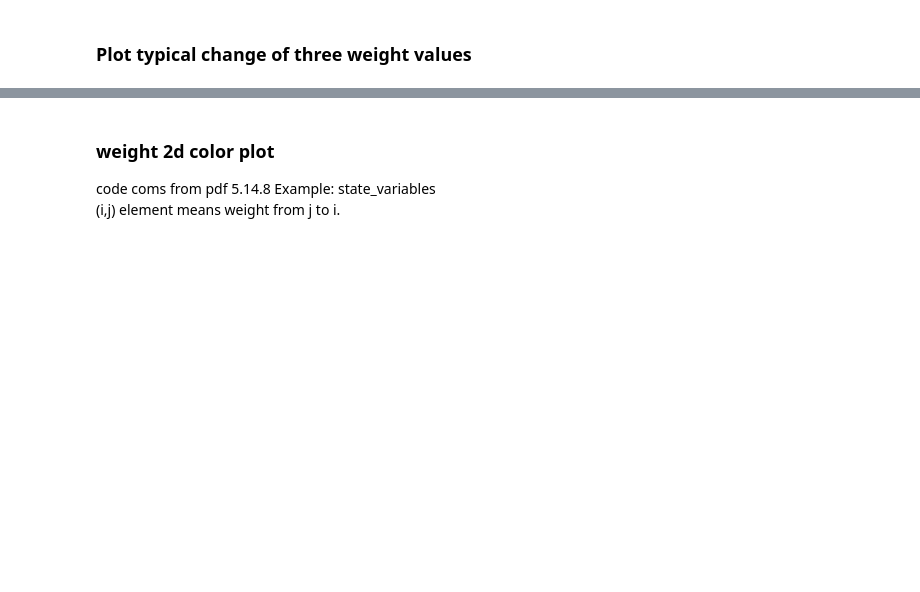
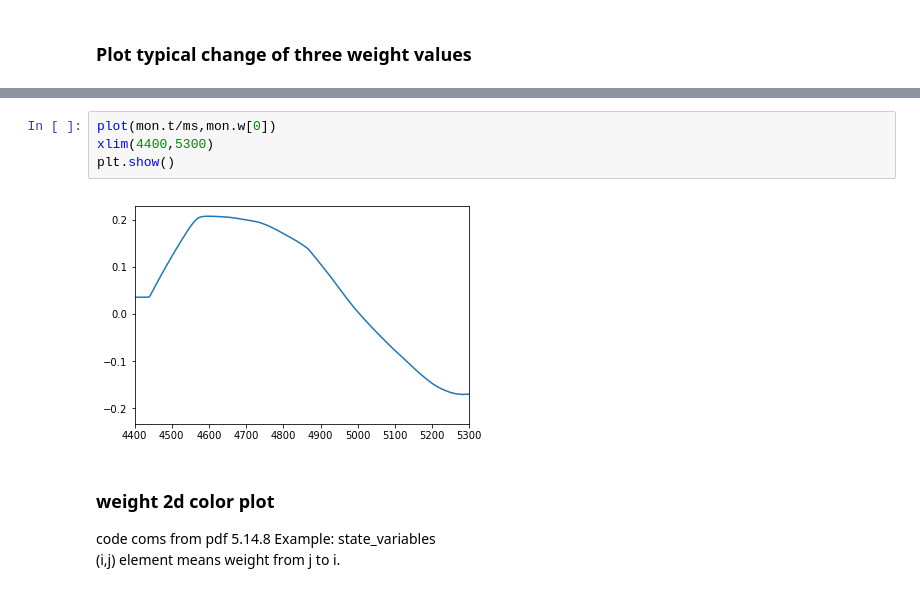
Before and after one commit to JingjinW/Neural-heterogeneity-study-based-on-STDP, a Jupyter notebook: E-I_network_NMDA_Calcium_5-Copy2.ipynb, the cells around one changed output, grey strips where cells are left out. Saved outputs shown, nothing was run; the diff lists cells and outputs as text; blank space fills up the shorter version.

```diff
--- a/E-I_network_NMDA_Calcium_5-Copy2.ipynb
+++ b/E-I_network_NMDA_Calcium_5-Copy2.ipynb
@@ -305,3 +326,9 @@ plt.show()
+# %%
+plot(mon.t/ms,mon.w[0])
+xlim(4400,5300)
+plt.show()
+# %% [output]
+[figure, added]
 # %% [markdown]
 ### weight 2d color plot
 code coms from pdf 5.14.8 Example: state_variables
```
Also changed, not shown: parts of 8 cells of this notebook, 1 other file.
